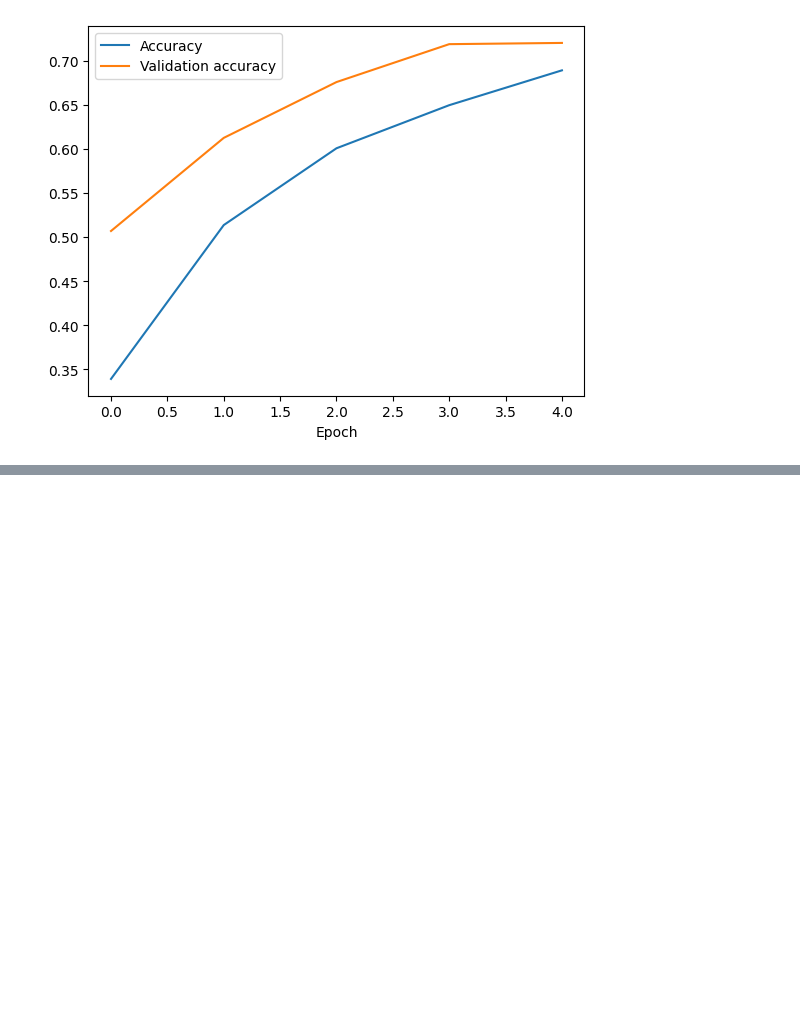
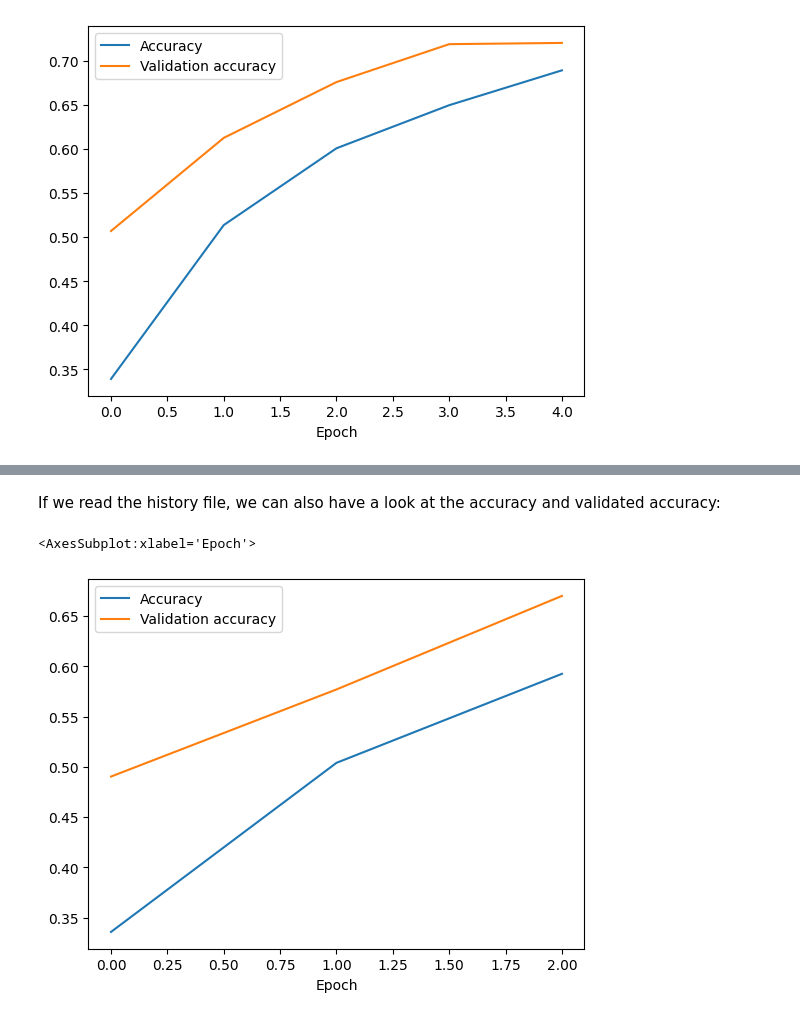
Before and after one commit to PaulHiemstra/exxample_ml_project, a Jupyter notebook: Example Notebook.ipynb, the cells around one changed output, grey strips where cells are left out. Cells and saved outputs as stored; diff of their text form; code cells hidden in the pictures; blank space fills up the shorter version.

```diff
--- a/Example Notebook.ipynb
+++ b/Example Notebook.ipynb
@@ -89,0 +98,12 @@ Epoch 5/5
+# %% [markdown]
+If we read the history file, we can also have a look at the accuracy and validated accuracy:
+# %%
+from pickle import load
+
+with open(r"train_history.pkl", "rb") as server_history_file:
+        server_history = load(server_history_file)
+
+plot_accuracy(server_history)
+# %% [output]
+<AxesSubplot:xlabel='Epoch'>
+[figure, added]
```
Also changed, not shown: parts of 3 cells of this notebook, 1 other file.
